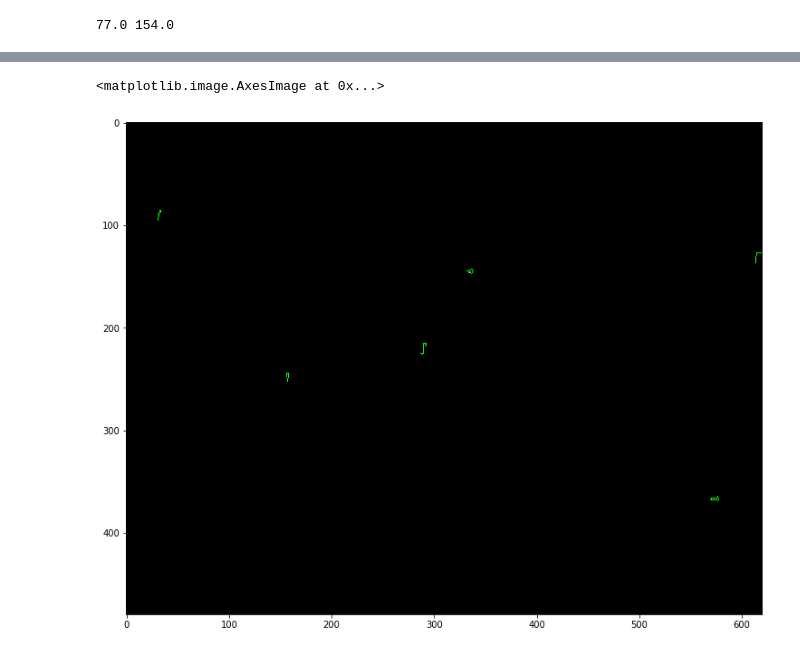
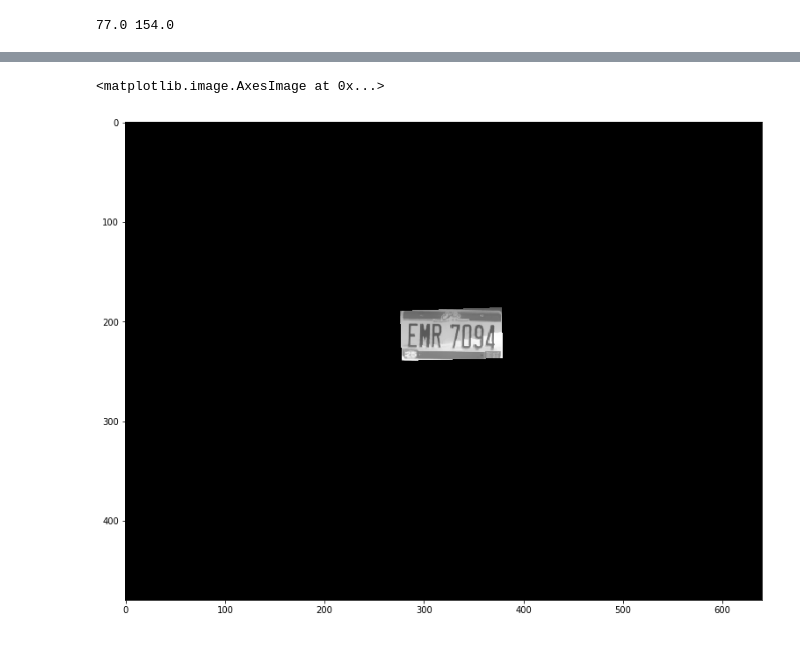
Before and after one commit to LewisErick/AccentureChallengeCV, a Jupyter notebook: roi/Plates ROI.ipynb, the cells around one changed output, grey strips where cells are left out. Cells and saved outputs as stored; diff of their text form; code cells hidden in the pictures.

```diff
--- a/roi/Plates ROI.ipynb
+++ b/roi/Plates ROI.ipynb
@@ -11,7 +11,8 @@ ax.imshow(cv2.cvtColor(image, cv2.COLOR_BGR2RGB))
 <matplotlib.image.AxesImage at 0x...>
 [figure]
 # %%
-image = cv2.resize(image, (620,480))
+image = cv2.resize(image, (640, 480))
+
 gray = cv2.cvtColor(image, cv2.COLOR_BGR2GRAY) #convert to grey scale
 # %%
 fig, ax = plt.subplots(figsize=(20, 10))
@@ -22,5 +23,5 @@ ax.imshow(gray, cmap='gray')
 # %%
-gray = cv2.bilateralFilter(gray, 40, 40, 40)
+gray = cv2.bilateralFilter(gray, 15, 22, 22)
 
 fig, ax = plt.subplots(figsize=(20, 10))
 ax.imshow(gray, cmap='gray')
@@ -49,11 +50,22 @@ ax.imshow(edged, cmap='gray')
 # %%
 _, contours, _ = cv2.findContours(edged.copy(), cv2.RETR_TREE, cv2.CHAIN_APPROX_SIMPLE)
-# %%
-#import pprint
-#pp = pprint.PrettyPrinter(indent=4)
-
-candidates = []
-
-for c in contours:
-    if len(c) == 11:
-        candidates.append(c)
+# %%
+import pprint
+pp = pprint.PrettyPrinter(indent=10)
+
+candidates = []
+
+i = 0
+for c in contours:
+    perimeter = cv2.arcLength(c, True)
+    approx = cv2.approxPolyDP(c, 0.018 * perimeter, True)
+    if len(approx) == 4:
+        area = cv2.contourArea(approx)
+        perimeter = cv2.contourArea(approx)
+        if len(approx) == 4:
+            rect = cv2.minAreaRect(approx)
+            print(rect)
+            box = cv2.boxPoints(rect)
+            box = np.int0(box)
+            candidates.append(box)
+            i = i + 1
@@ -60,11 +90,13 @@ for c in contours:
 # %%
 import numpy as np
 
-canvas = np.zeros_like(image)
-cv2.drawContours(canvas, candidates, -1, (0, 255, 0), 1)
+contour_mask = np.zeros(gray.shape,np.uint8)
+cv2.drawContours(contour_mask, [candidates[17]], -1, (255, 255, 255), -1)
+
+img1_bg = cv2.bitwise_and(gray,gray,mask = contour_mask)
 
 fig, ax = plt.subplots(figsize=(20, 10))
-ax.imshow(canvas)
+ax.imshow(img1_bg, cmap="gray")
 # %% [output]
 <matplotlib.image.AxesImage at 0x...>
-[figure, old version]
+[figure, new version]
```
Also changed, not shown: parts of 8 cells of this notebook, 2 other files.
